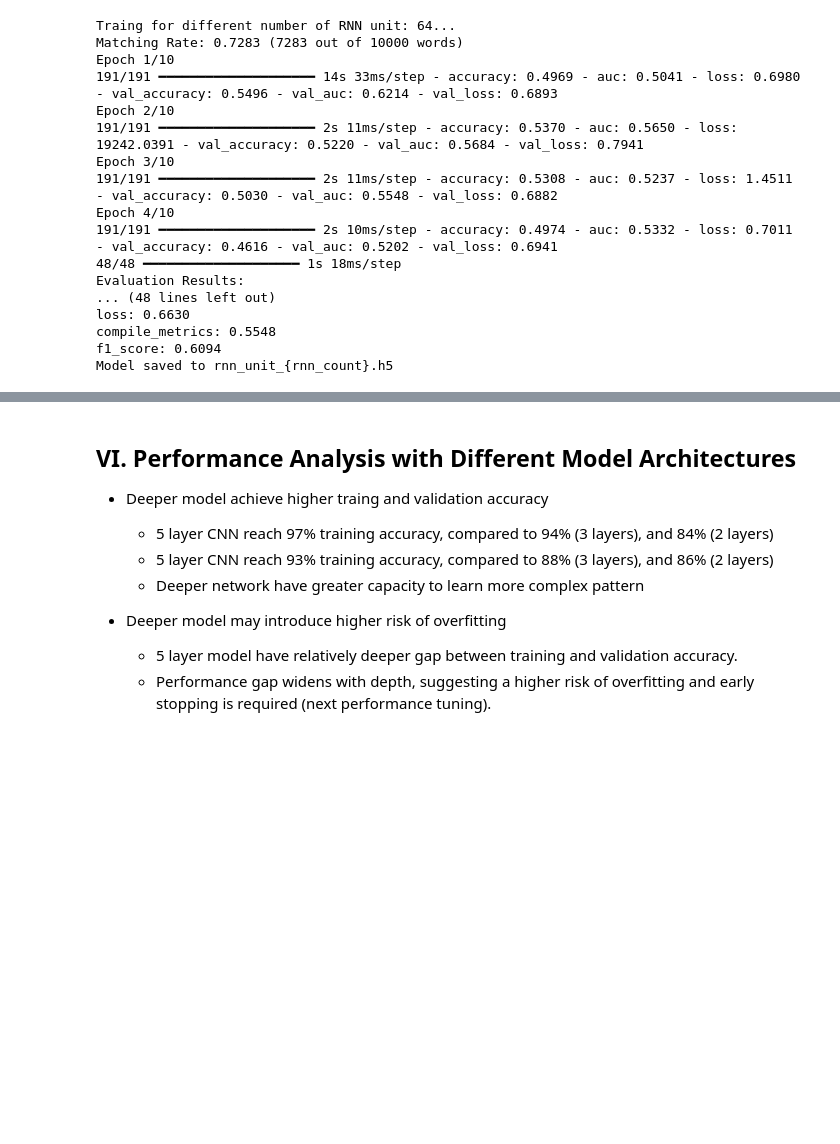
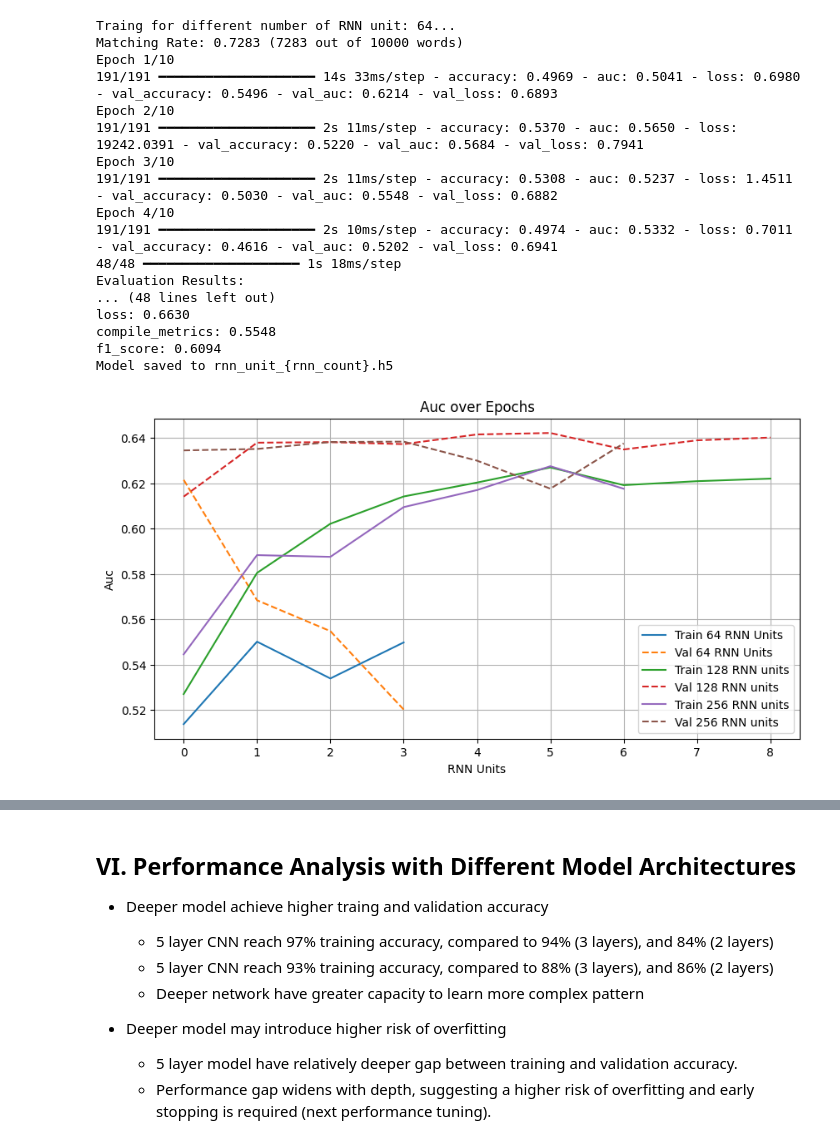
Before and after one commit to alme9155/csca-5642-week4, a Jupyter notebook: Diaster-Tweets-NLP-Classification.ipynb, the cells around one changed output, grey strips where cells are left out. Saved outputs shown, nothing was run; the diff lists cells and outputs as text; code cells hidden in the pictures; blank space fills up the shorter version.

```diff
--- a/Diaster-Tweets-NLP-Classification.ipynb
+++ b/Diaster-Tweets-NLP-Classification.ipynb
@@ -870,3 +870,26 @@ loss: 0.6630
 compile_metrics: 0.5548
 f1_score: 0.6094
 Model saved to rnn_unit_{rnn_count}.h5
+# %%
+
+import matplotlib.pyplot as plt
+
+history_64_units_df = pd.DataFrame(evaluate_history_64_units.history)
+history_128_units_df = pd.DataFrame(evaluate_history_128_units.history)
+history_256_units_df = pd.DataFrame(evaluate_history_256_units.history)
+
+def plot_metric(metric):
+    plt.figure(figsize=(10, 5))
+    for hist, label in zip([history_64_units_df, history_128_units_df, history_256_units_df], ['64 RNN Units', '128 RNN units', '256 RNN units']):
+        plt.plot(hist[metric], label=f"Train {label}")
+        plt.plot(hist[f'val_{metric}'], linestyle='--', label=f"Val {label}")
+    plt.title(f'{metric.capitalize()} over Epochs')
+    plt.xlabel('RNN Units')
+    plt.ylabel(metric.capitalize())
+    plt.legend()
+    plt.grid(True)
+    plt.show()
+
+plot_metric("auc")
+# %% [output]
+[figure, added]
```
Also changed, not shown: parts of 8 cells of this notebook.
